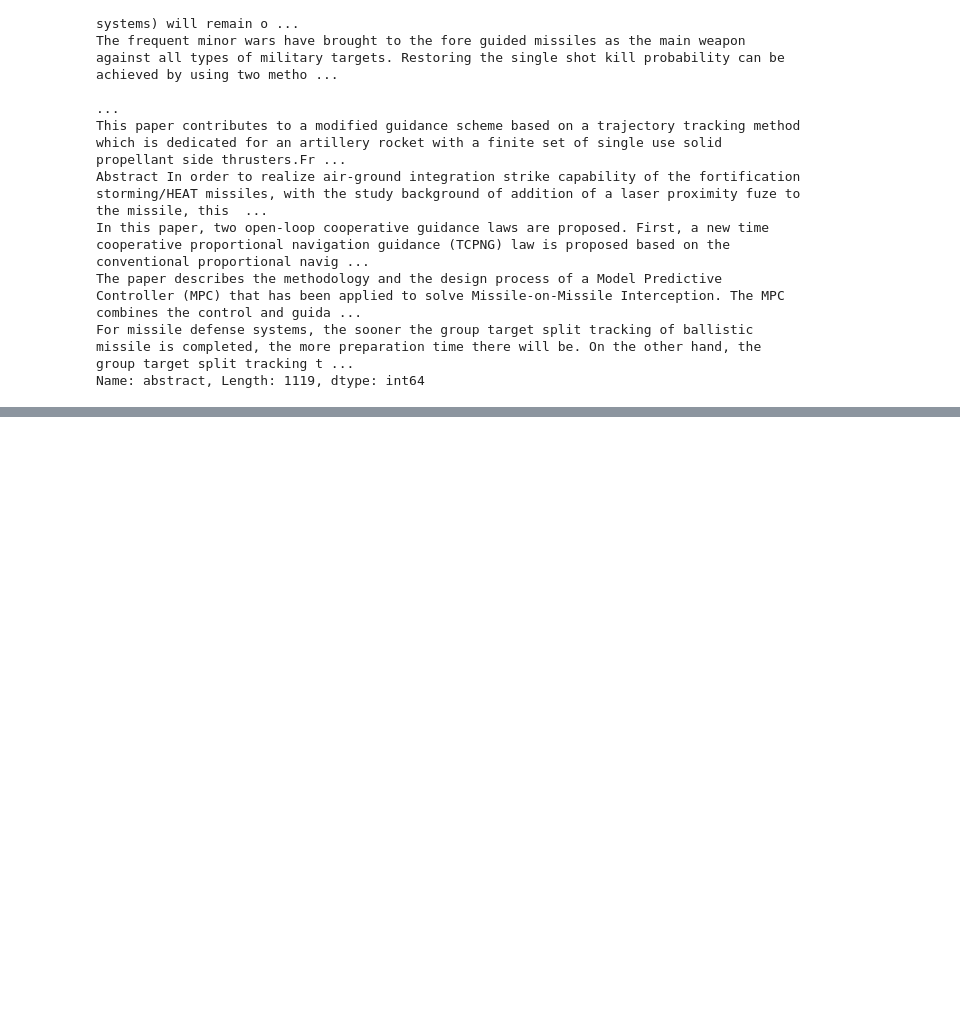
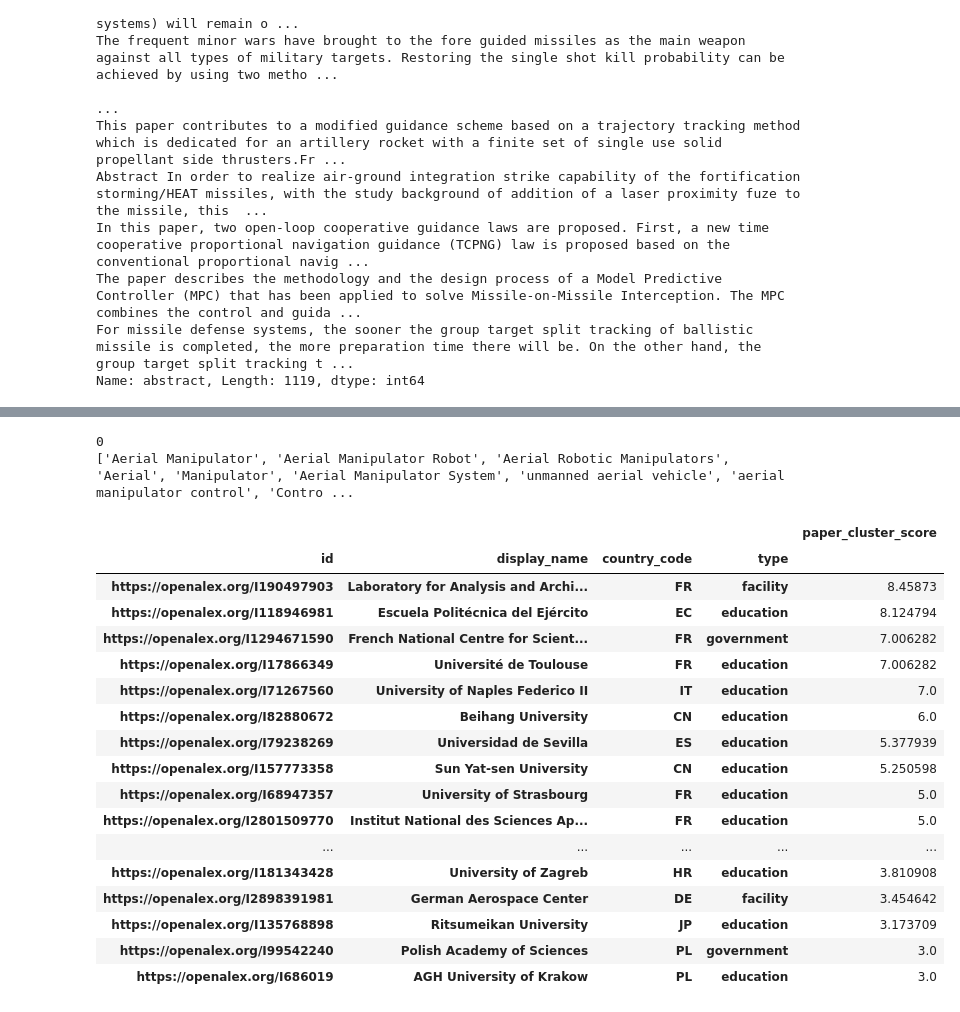
Before and after one commit to doolingdavidrs21/openalex-jamming-gpt4, a Jupyter notebook: update2d.ipynb, the cells around one changed output, grey strips where cells are left out. Drawn from its saved outputs; the diff is of its cells as text; code cells hidden in the pictures; blank space fills up the shorter version.

```diff
--- a/update2d.ipynb
+++ b/update2d.ipynb
@@ -207,0 +458,14 @@ Name: abstract, Length: 1119, dtype: int64
+# %%
+dftriple = pd.json_normalize(dictvals,
+                  record_path=['institutions'],
+                  meta=['id','raw_affiliation_strings','author_position', 'doi',
+                        'title','abstract','publication_date', 'publication_year',
+                        'grants','locations',
+                        'is_corrresponding','x','y','cluster','cluster_score',
+                       ['author','id'], ['author', 'display_name'],
+                       ['author','orcid']],
+                  errors='ignore',
+                  sep='_',
+                  meta_prefix='paper_',
+                #  record_prefix='author_'
+                 )
@@ -207,0 +536,7 @@ Name: abstract, Length: 1119, dtype: int64
+# %%
+def wrap_it(x):
+    return "<br>".join(textwrap.wrap(x, width=40))
+   # return "<br>".join(textwrap.wrap(x.replace(r'\s+', ' '), width=40))
+# %%
+centroids['wrapped_keywords'] = centroids['keywords'].apply(str).apply(wrap_it)
+centroids['wrapped_concepts'] = centroids['concepts'].apply(str).apply(wrap_it)
@@ -207,0 +547,14 @@ Name: abstract, Length: 1119, dtype: int64
+# %%
+def get_affils_cluster_sort(dc:pd.DataFrame, cl:int):
+    """
+    restricts the dataframe dc to cluster value cl
+    and returns the results grouped by id, ror sorted
+    by the some of probablity descending
+    """
+    dg = dc[dc['paper_cluster'] == cl].copy()
+    print(cl)
+    dv = dg.groupby(['id','display_name','country_code',
+                     'type'])['paper_cluster_score'].sum().to_frame()
+    dv.sort_values('paper_cluster_score', ascending=False, inplace=True)
+    kw = centroids[centroids.cluster == cl]['keywords'].iloc[0]
+    return dv, kw
@@ -207,0 +599,25 @@ Name: abstract, Length: 1119, dtype: int64
+# %%
+dv84, kw84 = get_affils_cluster_sort(dftriple, 0)
+print(kw84)
+dv84.head(20)
+# %% [output]
+0
+['Aerial Manipulator', 'Aerial Manipulator Robot', 'Aerial Robotic Manipulators', 'Aerial', 'Manipulator', 'Aerial Manipulator System', 'unmanned aerial vehicle', 'aerial manipulator control', 'Contro ...
+|  |  |  |  | paper_cluster_score |
+| id | display_name | country_code | type |  |
+| https://openalex.org/I190497903 | Laboratory for Analysis and Archi... | FR | facility | 8.45873 |
+| https://openalex.org/I118946981 | Escuela Politécnica del Ejército | EC | education | 8.124794 |
+| https://openalex.org/I1294671590 | French National Centre for Scient... | FR | government | 7.006282 |
+| https://openalex.org/I17866349 | Université de Toulouse | FR | education | 7.006282 |
+| https://openalex.org/I71267560 | University of Naples Federico II | IT | education | 7.0 |
+| https://openalex.org/I82880672 | Beihang University | CN | education | 6.0 |
+| https://openalex.org/I79238269 | Universidad de Sevilla | ES | education | 5.377939 |
+| https://openalex.org/I157773358 | Sun Yat-sen University | CN | education | 5.250598 |
+| https://openalex.org/I68947357 | University of Strasbourg | FR | education | 5.0 |
+| https://openalex.org/I2801509770 | Institut National des Sciences Ap... | FR | education | 5.0 |
+| ... | ... | ... | ... | ... |
+| https://openalex.org/I181343428 | University of Zagreb | HR | education | 3.810908 |
+| https://openalex.org/I2898391981 | German Aerospace Center | DE | facility | 3.454642 |
+| https://openalex.org/I135768898 | Ritsumeikan University | JP | education | 3.173709 |
+| https://openalex.org/I99542240 | Polish Academy of Sciences | PL | government | 3.0 |
+| https://openalex.org/I686019 | AGH University of Krakow | PL | education | 3.0 |
```
Also changed, not shown: parts of 50 cells of this notebook.
